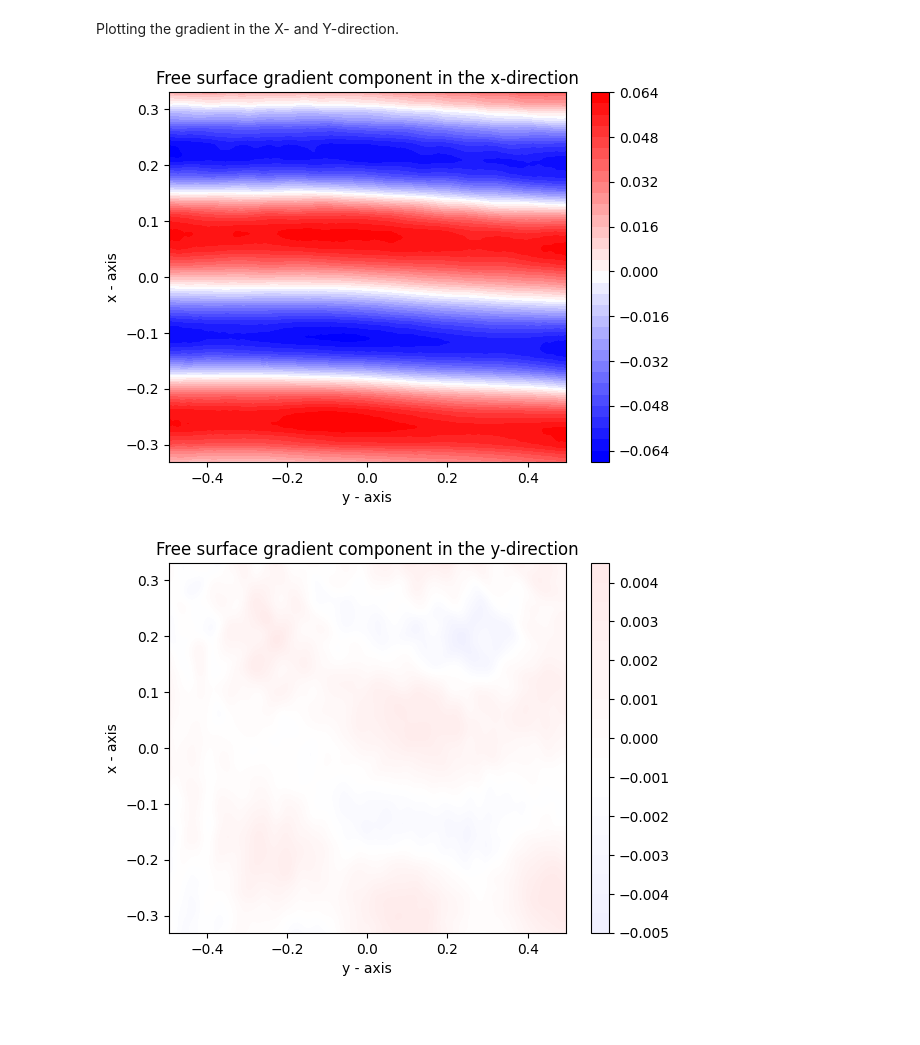
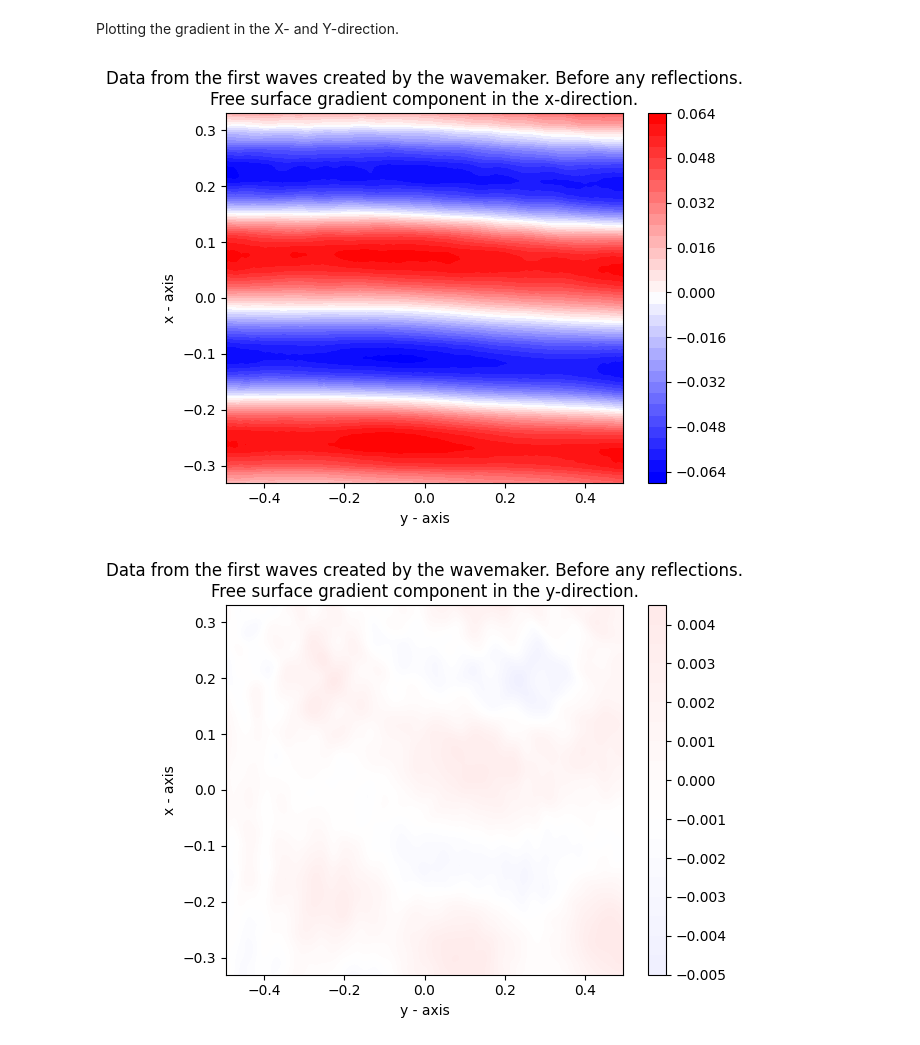
Before and after one commit to MarkusKnutsen/ExpMethodsLab3, a Jupyter notebook: data.ipynb, the cells around one changed output. Saved outputs shown, nothing was run; the diff lists cells and outputs as text; code cells hidden in the pictures; blank space fills up the shorter version.

Commit message:
Generated plots

```diff
--- a/data.ipynb
+++ b/data.ipynb
@@ -15,3 +13,12 @@ data = firstWaves_data
+# %%
+data = firstWaves_data
+title_header = ''
+if data == firstWaves_data:
+  title_header = 'Data from the first waves created by the wavemaker. Before any reflections.\n'
+if data == col_data:
+  title_header = 'Columns mounted on the beach.\n'
+if data == noCol_data:
+  title_header = 'No columns present. Only reflected waves and tranverse sloshing modes are present.\n'
 # %% [markdown]
 Using the X and Y coordinates of the data to generate the meshgrid for the plots
 # %%
@@ -40,19 +47,19 @@ Plotting the gradient in the X- and Y-direction.
 # %%
 plt.contourf(X, Y, Z_x, 40, cmap='bwr')
 plt.clim(min_val, max_val)
 plt.colorbar()
 plt.ylabel('x - axis')
 plt.xlabel('y - axis')
-plt.title('Free surface gradient component in the x-direction')
+plt.title(title_header + 'Free surface gradient component in the x-direction.')
 plt.show()
 
 plt.contourf(X, Y, Z_y, 40, cmap='bwr')
 plt.clim(min_val, max_val)
 plt.colorbar()
 plt.ylabel('x - axis')
 plt.xlabel('y - axis')
-plt.title('Free surface gradient component in the y-direction')
+plt.title(title_header + 'Free surface gradient component in the y-direction.')
 plt.show()
 # %% [output]
-[figure, old version]
+[figure, new version]
-[figure, old version]
+[figure, new version]
```
Also changed, not shown: parts of 1 cell of this notebook, 6 other files.
